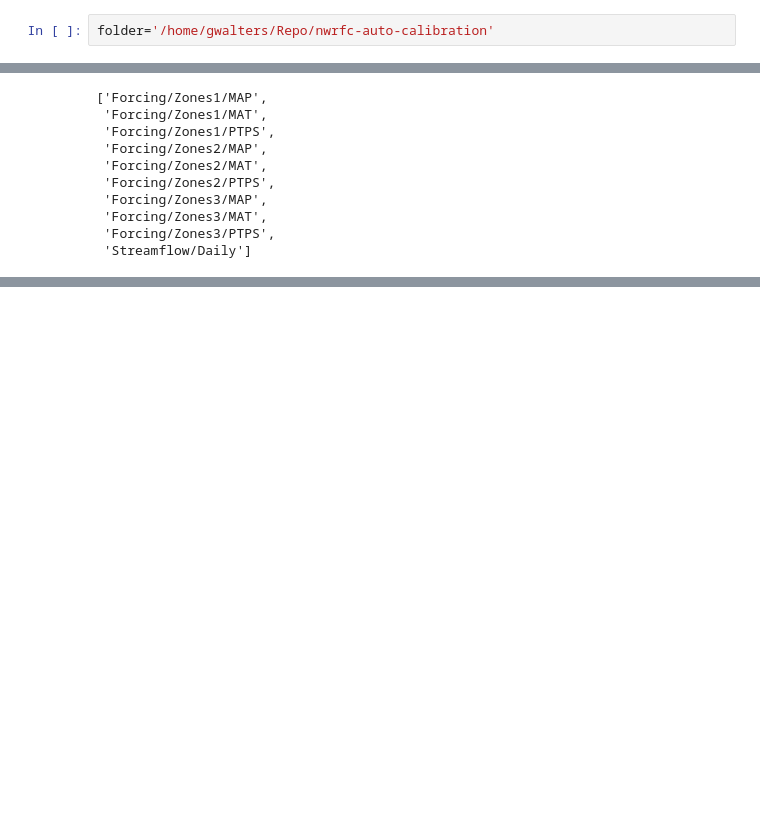
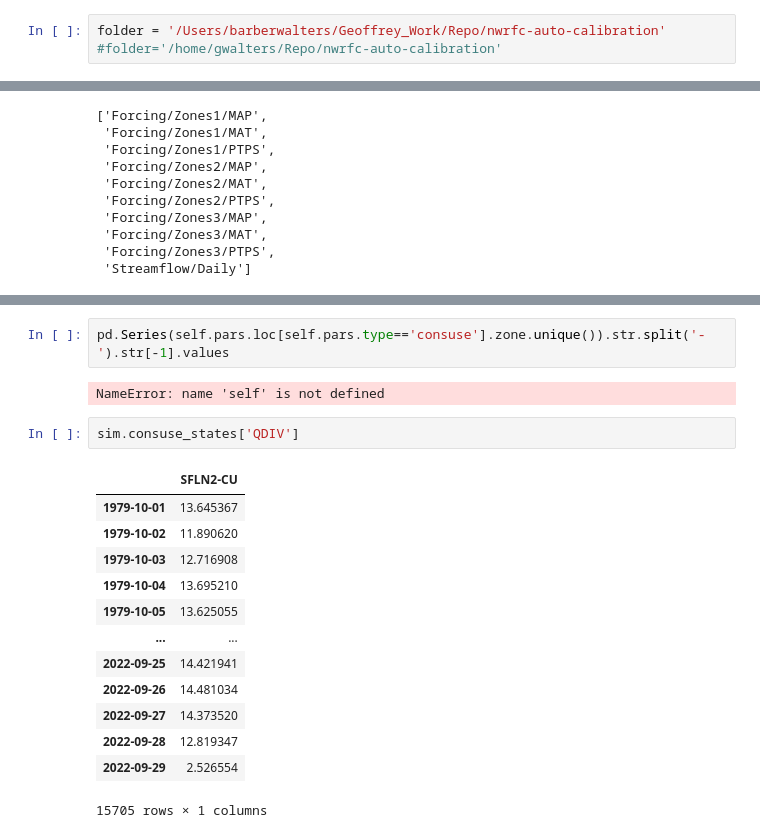
Before and after one commit to NOAA-NWRFC/nwsrfs-hydro-models, a Jupyter notebook: py-rfchydromodels/Notebooks/AutoCalb_Output_Checks.ipynb, the cells around one changed output, grey strips where cells are left out. Drawn from its saved outputs; the diff is of its cells as text; blank space fills up the shorter version.

```diff
--- a/py-rfchydromodels/Notebooks/AutoCalb_Output_Checks.ipynb
+++ b/py-rfchydromodels/Notebooks/AutoCalb_Output_Checks.ipynb
@@ -15,7 +15,8 @@ from utilities import model_src as s
 from utilities.model import *
 from utilities.model_prep import *
 # %%
-folder='/home/gwalters/Repo/nwrfc-auto-calibration'
+folder = '/Users/barberwalters/Geoffrey_Work/Repo/nwrfc-auto-calibration'
+#folder='/home/gwalters/Repo/nwrfc-auto-calibration'
 # %%
 def nse(predictions, targets):
     return 1-np.sum((targets-predictions)**2)/np.sum((targets-targets.mean())**2)
@@ -1111,0 +1131,20 @@ keys
+# %%
+pd.Series(self.pars.loc[self.pars.type=='consuse'].zone.unique()).str.split('-').str[-1].values
+# %% [output]
+NameError: name 'self' is not defined
+# %%
+sim.consuse_states['QDIV']
+# %% [output]
+|  | SFLN2-CU |
+| 1979-10-01 | 13.645367 |
+| 1979-10-02 | 11.890620 |
+| 1979-10-03 | 12.716908 |
+| 1979-10-04 | 13.695210 |
+| 1979-10-05 | 13.625055 |
+| ... | ... |
+| 2022-09-25 | 14.421941 |
+| 2022-09-26 | 14.481034 |
+| 2022-09-27 | 14.373520 |
+| 2022-09-28 | 12.819347 |
+| 2022-09-29 | 2.526554 |
+15705 rows × 1 columns
```
Also changed, not shown: parts of 7 cells of this notebook, 5 other files.
